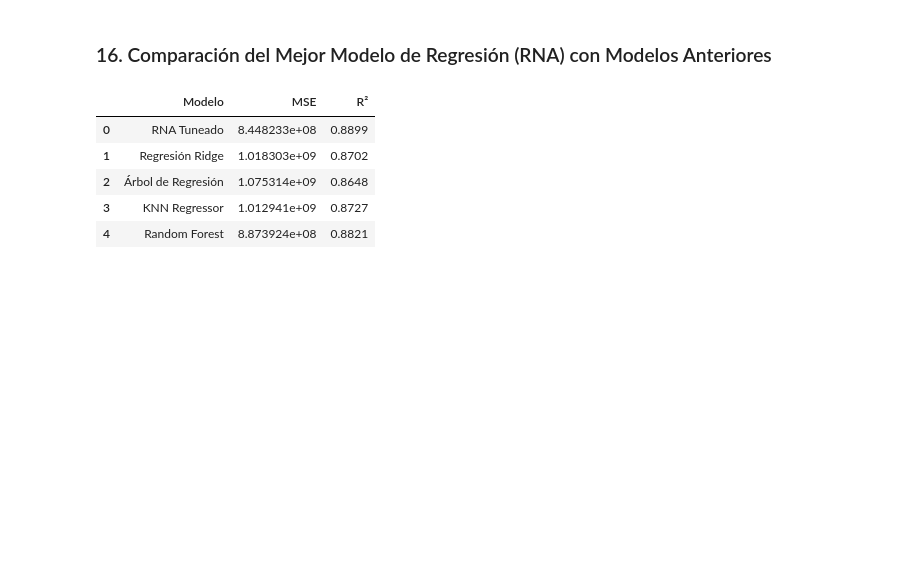
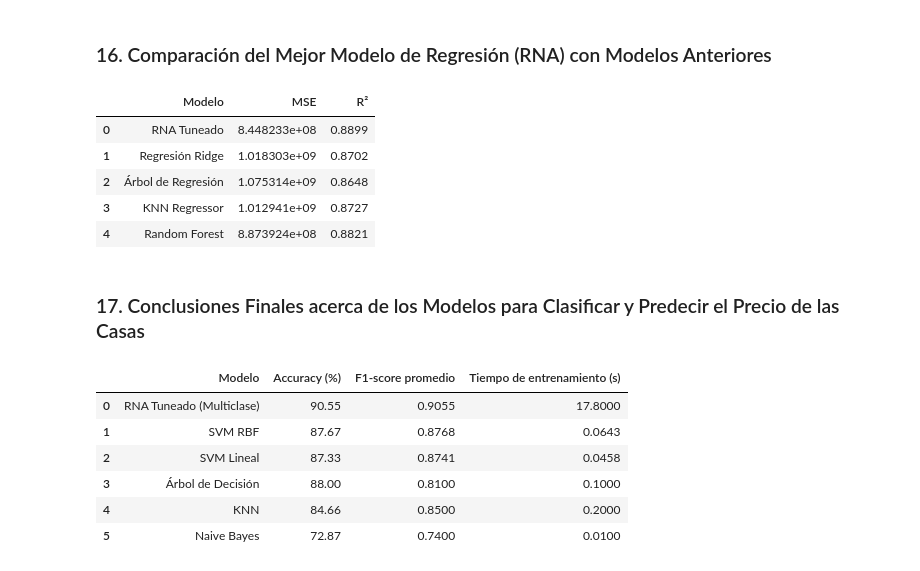
Before and after one commit to EstebanZG999/HT9Mineria, a Jupyter notebook: src/rna.ipynb, the cells around one changed output. Saved outputs shown, nothing was run; the diff lists cells and outputs as text; code cells hidden in the pictures; blank space fills up the shorter version.

```diff
--- a/src/rna.ipynb
+++ b/src/rna.ipynb
@@ -662,3 +662,54 @@ display(df_comparacion_regresion)
 | 2 | Árbol de Regresión | 1.075314e+09 | 0.8648 |
 | 3 | KNN Regressor | 1.012941e+09 | 0.8727 |
 | 4 | Random Forest | 8.873924e+08 | 0.8821 |
+# %% [markdown]
+### 17. Conclusiones Finales acerca de los Modelos para Clasificar y Predecir el Precio de las Casas
+# %%
+import pandas as pd
+
+# Tabla resumen con modelos de clasificación multiclase
+datos_modelos_clasificacion = {
+    "Modelo": [
+        "RNA Tuneado (Multiclase)",
+        "SVM RBF",
+        "SVM Lineal",
+        "Árbol de Decisión",
+        "KNN",
+        "Naive Bayes"
+    ],
+    "Accuracy (%)": [
+        90.55,
+        87.67,
+        87.33,
+        88.00,
+        84.66,
+        72.87
+    ],
+    "F1-score promedio": [
+        0.9055,
+        0.8768,
+        0.8741,
+        0.8100,
+        0.85,
+        0.74
+    ],
+    "Tiempo de entrenamiento (s)": [
+        17.8,
+        0.0643,
+        0.0458,
+        0.1,
+        0.2,
+        0.01
+    ]
+}
+
+df_comparacion_clasificacion = pd.DataFrame(datos_modelos_clasificacion)
+display(df_comparacion_clasificacion)
+# %% [output]
+|  | Modelo | Accuracy (%) | F1-score promedio | Tiempo de entrenamiento (s) |
+| 0 | RNA Tuneado (Multiclase) | 90.55 | 0.9055 | 17.8000 |
+| 1 | SVM RBF | 87.67 | 0.8768 | 0.0643 |
+| 2 | SVM Lineal | 87.33 | 0.8741 | 0.0458 |
+| 3 | Árbol de Decisión | 88.00 | 0.8100 | 0.1000 |
+| 4 | KNN | 84.66 | 0.8500 | 0.2000 |
+| 5 | Naive Bayes | 72.87 | 0.7400 | 0.0100 |
```
